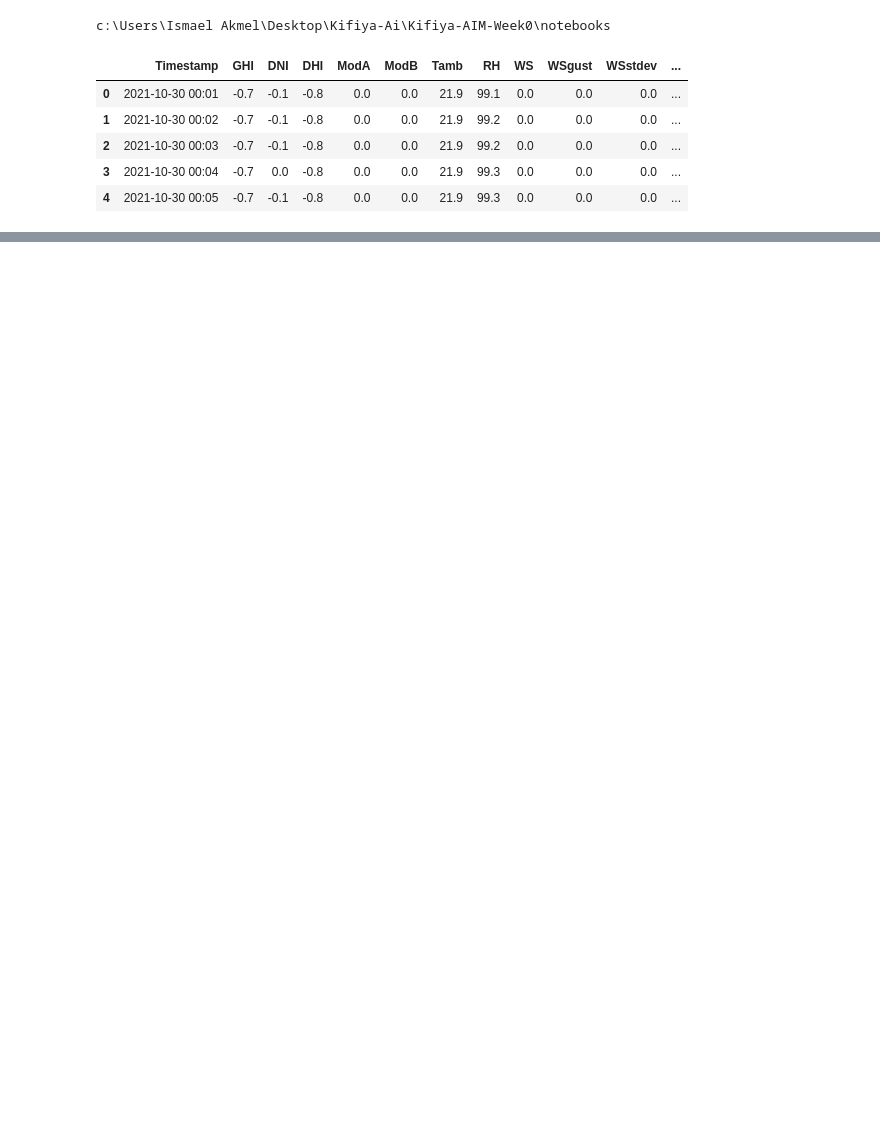
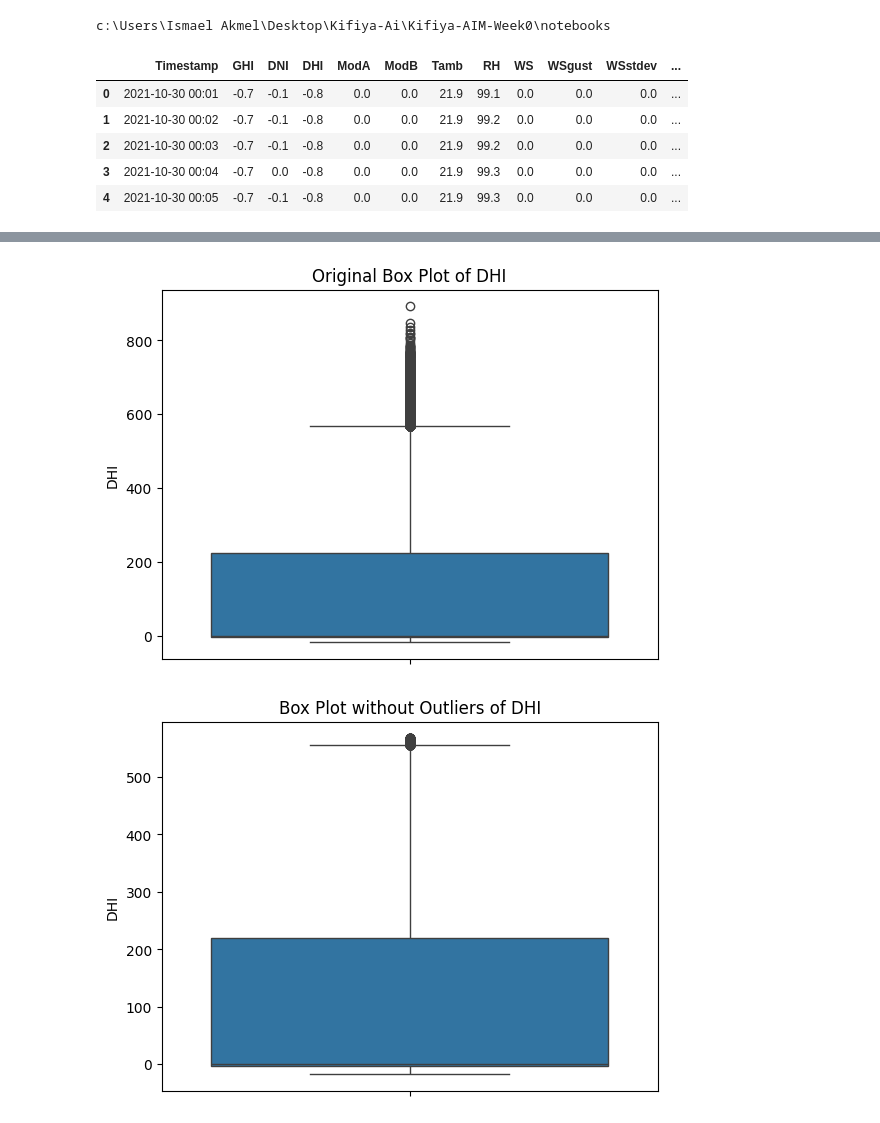
Before and after one commit to rinamoh/Kifiya-AIM-Week0, a Jupyter notebook: notebooks/EDA-sierraleone.ipynb, the cells around one changed output, grey strips where cells are left out. Cells and saved outputs as stored; diff of their text form; code cells hidden in the pictures; blank space fills up the shorter version.

```diff
--- a/notebooks/EDA-sierraleone.ipynb
+++ b/notebooks/EDA-sierraleone.ipynb
@@ -21,0 +110,5 @@ data.head()
+# %%
+no_outliers = removal_box_plot(data, 'DHI')
+# %% [output]
+[figure, added]
+[figure, added]
```
Also changed, not shown: parts of 25 cells of this notebook.
